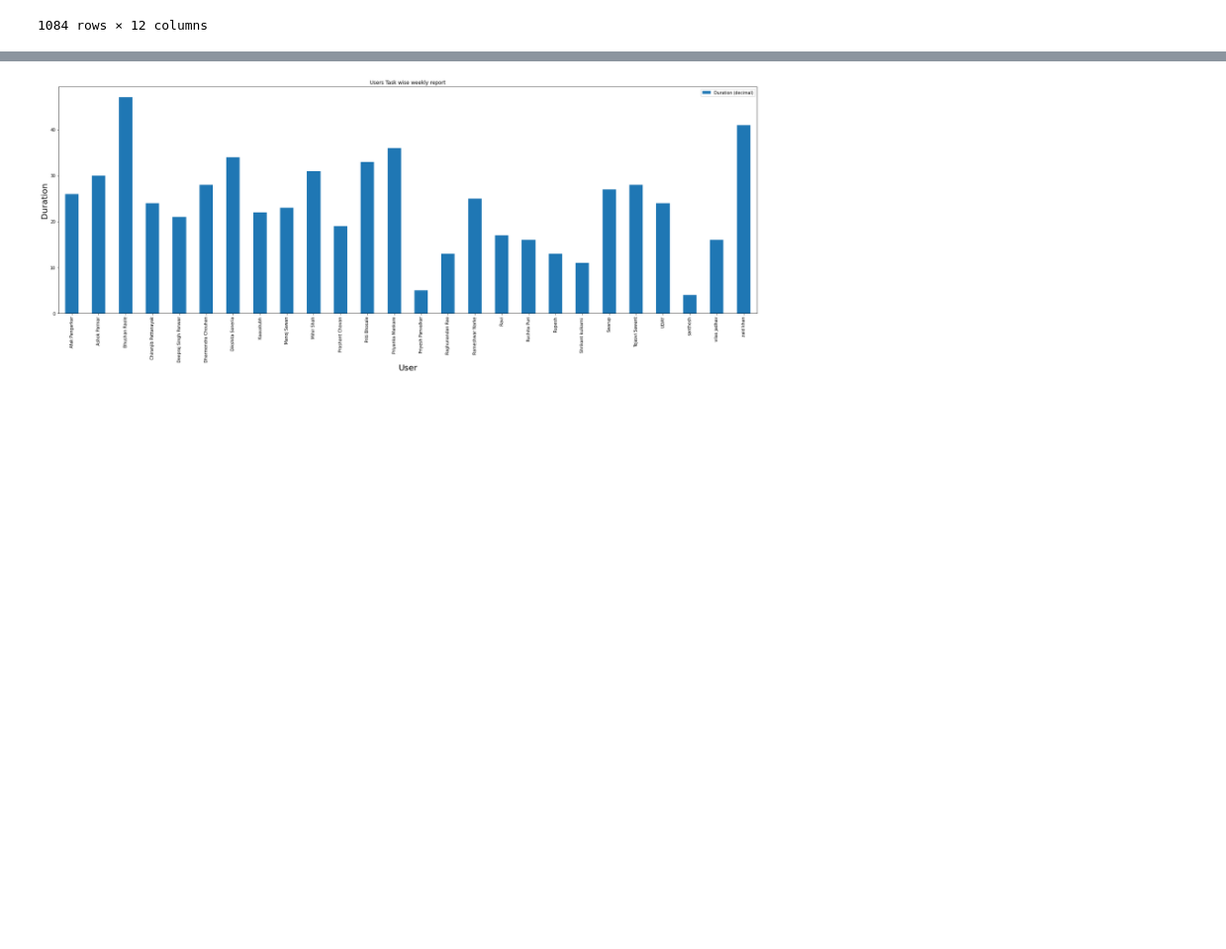
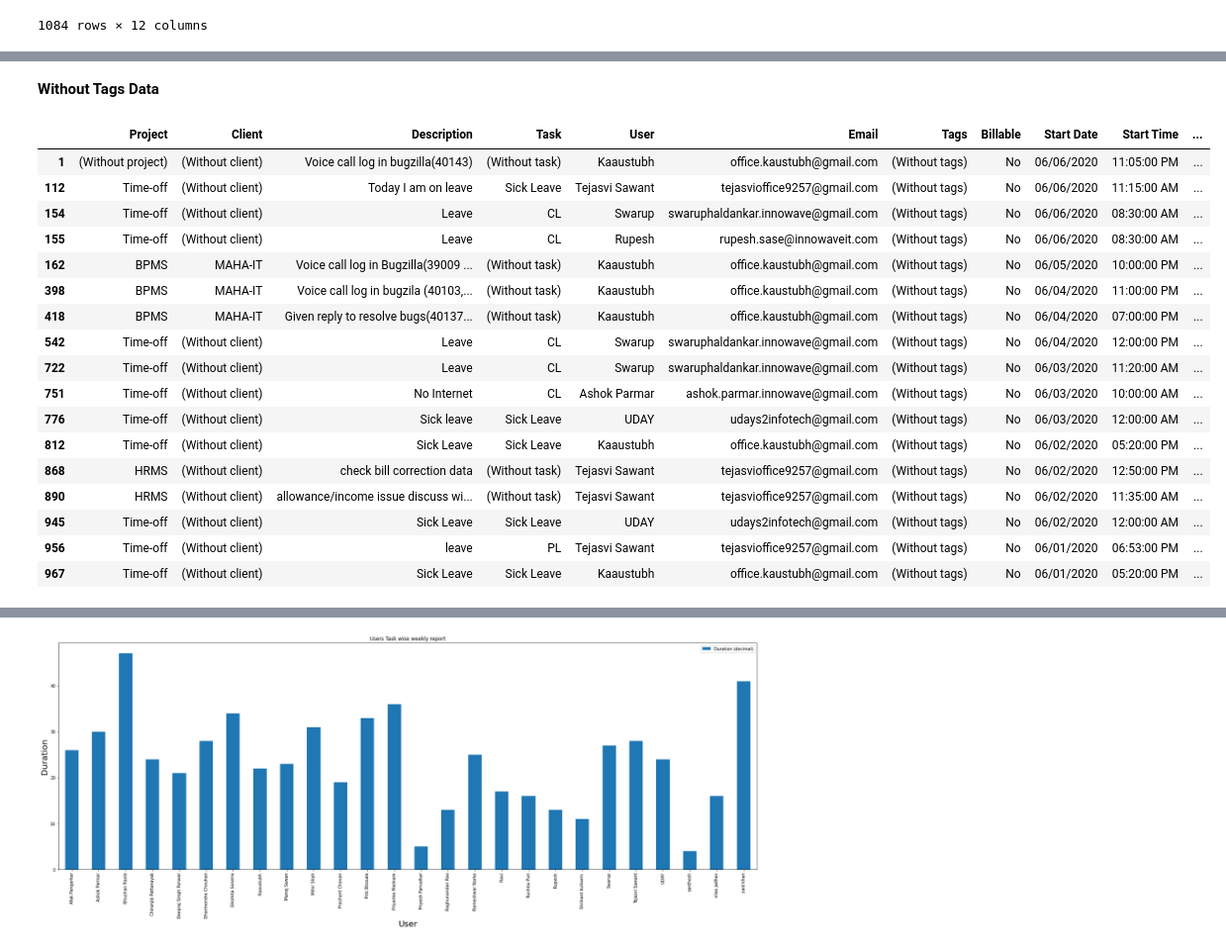
Before and after one commit to dharmendra-chouhan/-DEAS-Accounts---Municipal-Corporation, a Jupyter notebook: Timesheet.ipynb, the cells around one changed output, grey strips where cells are left out. Shown at 99% size. Drawn from its saved outputs; the diff is of its cells as text; code cells hidden in the pictures; blank space fills up the shorter version.

```diff
--- a/Timesheet.ipynb
+++ b/Timesheet.ipynb
@@ -131,0 +156,25 @@ plt.show()
+# %% [markdown]
+**Without Tags Data**
+# %%
+#@title  {display-mode: "form"}
+clockifywithouttab=clockify20200608[clockify20200608.Tags.eq('(Without tags)')]
+clockifywithouttab
+# %% [output]
+|  | Project | Client | Description | Task | User | Email | Tags | Billable | Start Date | Start Time | ... |
+| 1 | (Without project) | (Without client) | Voice call log in bugzilla(40143) | (Without task) | Kaaustubh | office.kaustubh@gmail.com | (Without tags) | No | 06/06/2020 | 11:05:00 PM | ... |
+| 112 | Time-off | (Without client) | Today I am on leave | Sick Leave | Tejasvi Sawant | tejasvioffice9257@gmail.com | (Without tags) | No | 06/06/2020 | 11:15:00 AM | ... |
+| 154 | Time-off | (Without client) | Leave | CL | Swarup | swaruphaldankar.innowave@gmail.com | (Without tags) | No | 06/06/2020 | 08:30:00 AM | ... |
+| 155 | Time-off | (Without client) | Leave | CL | Rupesh | rupesh.sase@innowaveit.com | (Without tags) | No | 06/06/2020 | 08:30:00 AM | ... |
+| 162 | BPMS | MAHA-IT | Voice call log in Bugzilla(39009 ... | (Without task) | Kaaustubh | office.kaustubh@gmail.com | (Without tags) | No | 06/05/2020 | 10:00:00 PM | ... |
+| 398 | BPMS | MAHA-IT | Voice call log in bugzila (40103,... | (Without task) | Kaaustubh | office.kaustubh@gmail.com | (Without tags) | No | 06/04/2020 | 11:00:00 PM | ... |
+| 418 | BPMS | MAHA-IT | Given reply to resolve bugs(40137... | (Without task) | Kaaustubh | office.kaustubh@gmail.com | (Without tags) | No | 06/04/2020 | 07:00:00 PM | ... |
+| 542 | Time-off | (Without client) | Leave | CL | Swarup | swaruphaldankar.innowave@gmail.com | (Without tags) | No | 06/04/2020 | 12:00:00 PM | ... |
+| 722 | Time-off | (Without client) | Leave | CL | Swarup | swaruphaldankar.innowave@gmail.com | (Without tags) | No | 06/03/2020 | 11:20:00 AM | ... |
+| 751 | Time-off | (Without client) | No Internet | CL | Ashok Parmar | ashok.parmar.innowave@gmail.com | (Without tags) | No | 06/03/2020 | 10:00:00 AM | ... |
+| 776 | Time-off | (Without client) | Sick leave | Sick Leave | UDAY | udays2infotech@gmail.com | (Without tags) | No | 06/03/2020 | 12:00:00 AM | ... |
+| 812 | Time-off | (Without client) | Sick Leave | Sick Leave | Kaaustubh | office.kaustubh@gmail.com | (Without tags) | No | 06/02/2020 | 05:20:00 PM | ... |
+| 868 | HRMS | (Without client) | check bill correction data | (Without task) | Tejasvi Sawant | tejasvioffice9257@gmail.com | (Without tags) | No | 06/02/2020 | 12:50:00 PM | ... |
+| 890 | HRMS | (Without client) | allowance/income issue discuss wi... | (Without task) | Tejasvi Sawant | tejasvioffice9257@gmail.com | (Without tags) | No | 06/02/2020 | 11:35:00 AM | ... |
+| 945 | Time-off | (Without client) | Sick Leave | Sick Leave | UDAY | udays2infotech@gmail.com | (Without tags) | No | 06/02/2020 | 12:00:00 AM | ... |
+| 956 | Time-off | (Without client) | leave | PL | Tejasvi Sawant | tejasvioffice9257@gmail.com | (Without tags) | No | 06/01/2020 | 06:53:00 PM | ... |
+| 967 | Time-off | (Without client) | Sick Leave | Sick Leave | Kaaustubh | office.kaustubh@gmail.com | (Without tags) | No | 06/01/2020 | 05:20:00 PM | ... |
```
Also changed, not shown: parts of 7 cells of this notebook.
